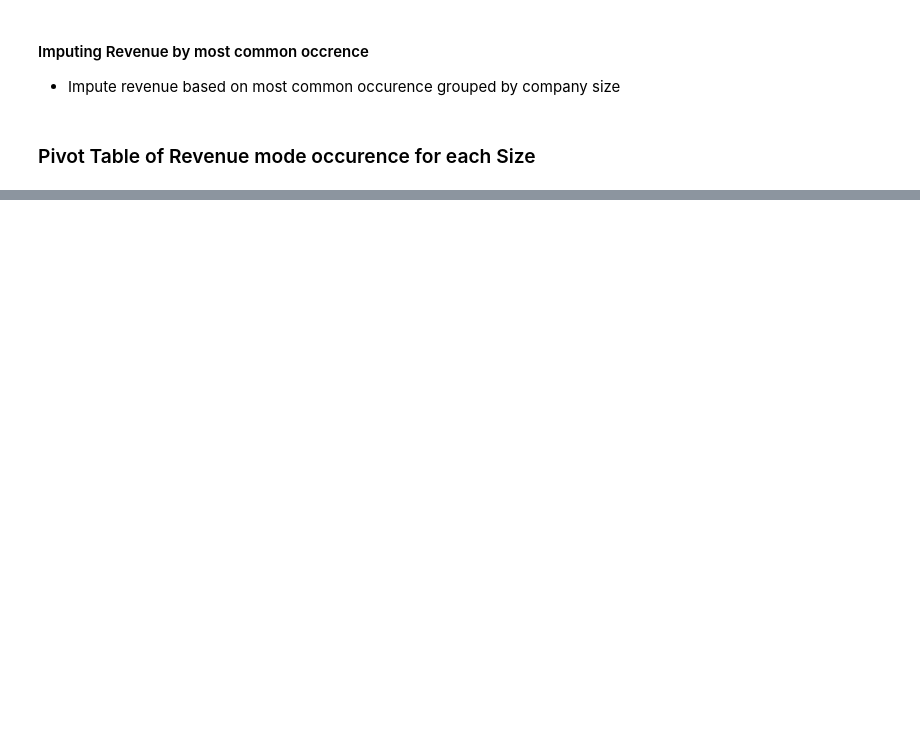
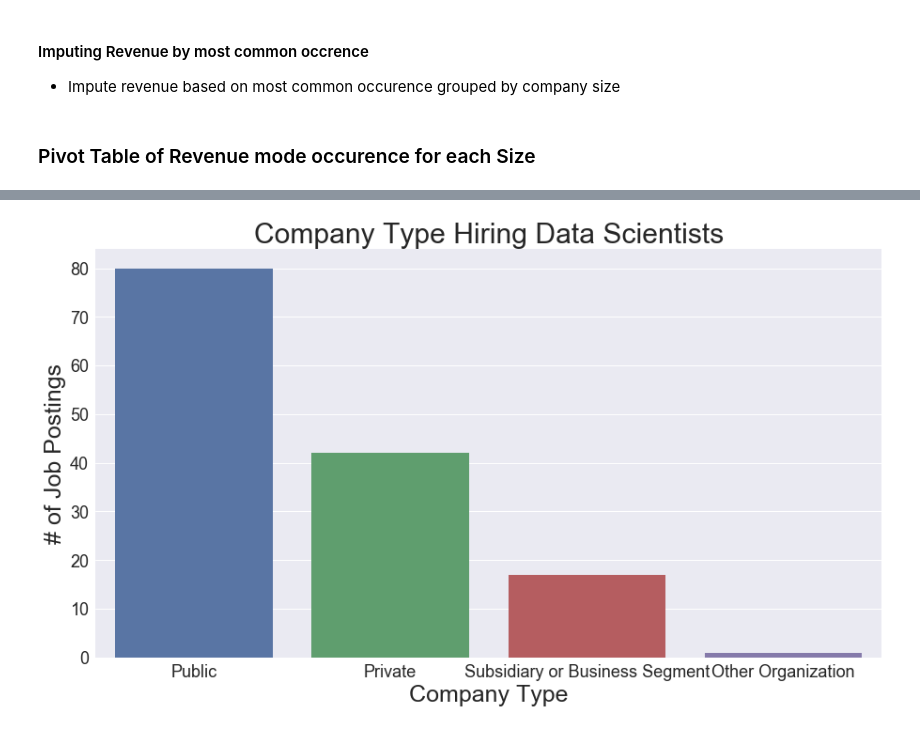
Before and after one commit to jasonchanhku/DataScienceDemand, a Jupyter notebook: Data Science Demand in Hong Kong.ipynb, the cells around one changed output, grey strips where cells are left out. Drawn from its saved outputs; the diff is of its cells as text; code cells hidden in the pictures; blank space fills up the shorter version.

```diff
--- a/Data Science Demand in Hong Kong.ipynb
+++ b/Data Science Demand in Hong Kong.ipynb
@@ -140,6 +146,16 @@ def rev_cleanse(col):
     col.fillna(df.Size.map(mapping))
 
     return col
+
+def col_type_cleanse(col):
+    col = col.apply(lambda x: x.split('(')[0].strip())
+
+    return col
+
+def size_cleanse(col):
+    col = col.apply(lambda x: x.replace('employees', '').strip())
+
+    return col
 # %% [markdown]
 ### Job_Description Column
 # %%
@@ -211,0 +217,2 @@ df['Revenue'].isnull().sum()
+# %%
+df['Company_Type'] = col_type_cleanse(df['Company_Type'])
@@ -211,0 +221,2 @@ df['Revenue'].isnull().sum()
+# %%
+df['Size'] = size_cleanse(df['Size'])
@@ -211,0 +241,10 @@ df['Revenue'].isnull().sum()
+# %%
+plt.subplots(figsize=(15, 8))
+q1 = sns.countplot(x = 'Company_Type', data = df)
+q1.set_title('Company Type Hiring Data Scientists', fontsize = 30)
+q1.set_ylabel('# of Job Postings',fontsize = 25)
+q1.set_xlabel('Company Type',fontsize = 25)
+q1.tick_params(labelsize = 18)
+sns.plt.show()
+# %% [output]
+[figure, added]
```
Also changed, not shown: parts of 13 cells of this notebook.
